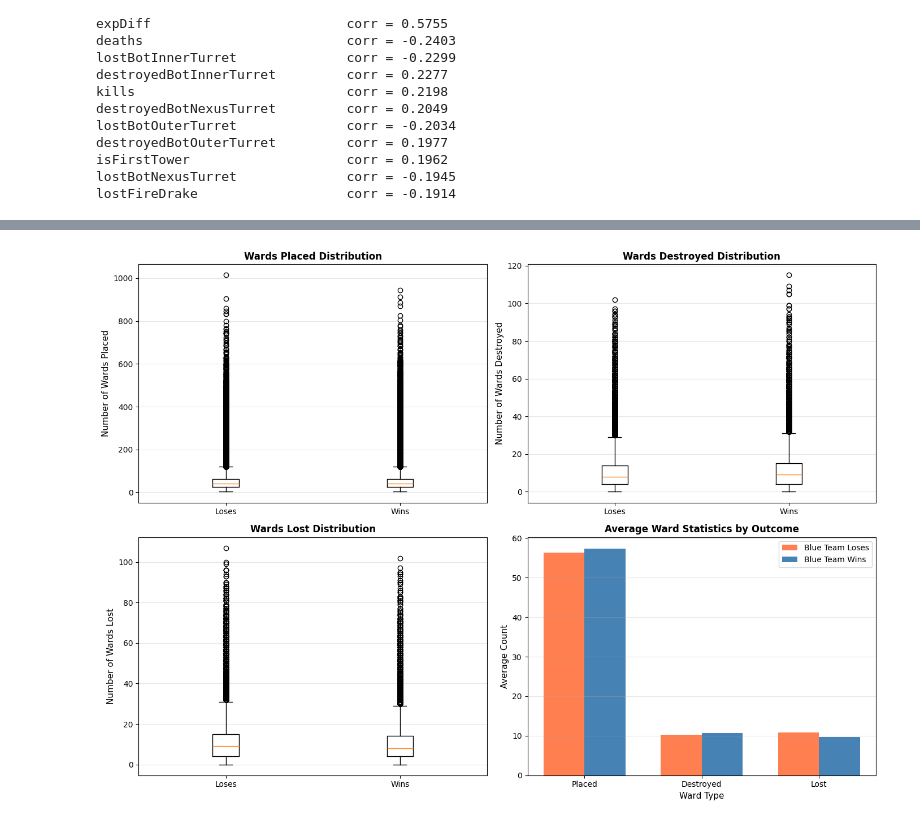
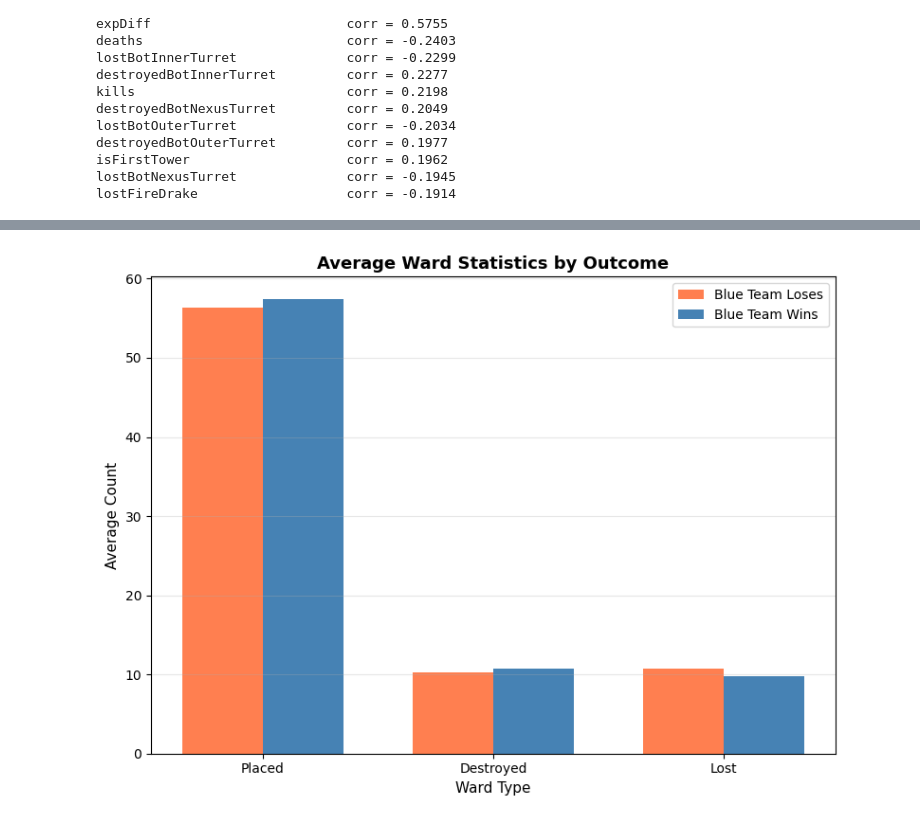
Before and after one commit to NIU1634990/kaggle_lol, a Jupyter notebook: kaggle.ipynb, the cells around one changed output, grey strips where cells are left out. Saved outputs shown, nothing was run; the diff lists cells and outputs as text; code cells hidden in the pictures.

```diff
--- a/kaggle.ipynb
+++ b/kaggle.ipynb
@@ -794,71 +745,33 @@ Patern: A mesura que avança el joc, destruir torres es fa més decisiu
 Analitzem la importància del control de visió en la partida.
 # %%
-# Analyze ward vision control
-print("WARD VISION CONTROL ANALYSIS")
-print("="*80)
+# Calcul de mitjanes
+wins_mean = [
+    df[df['hasWon']==1]['wardsPlaced'].mean(),
+    df[df['hasWon']==1]['wardsDestroyed'].mean(),
+    df[df['hasWon']==1]['wardsLost'].mean()
+]
 
-wards_stats = df.groupby('hasWon').agg({
-    'wardsPlaced': ['mean', 'std', 'min', 'max'],
-    'wardsDestroyed': ['mean', 'std', 'min', 'max'],
-    'wardsLost': ['mean', 'std', 'min', 'max'],
-}).round(4)
+losses_mean = [
+    df[df['hasWon']==0]['wardsPlaced'].mean(),
+    df[df['hasWon']==0]['wardsDestroyed'].mean(),
+    df[df['hasWon']==0]['wardsLost'].mean()
+]
 
-print("Ward statistics by win status:")
-print(wards_stats)
-
-# Create ward efficiency metric
-df['wardEfficiency'] = df['wardsDestroyed'] / (df['wardsPlaced'] + 1)  # +1 to avoid division by zero
-
-# Visualization
-fig, axes = plt.subplots(2, 2, figsize=(14, 10))
-
-# Wards placed
-ax = axes[0, 0]
-wins_placed = df[df['hasWon']==1]['wardsPlaced']
-losses_placed = df[df['hasWon']==0]['wardsPlaced']
-ax.boxplot([losses_placed, wins_placed], labels=['Loses', 'Wins'])
-ax.set_ylabel('Number of Wards Placed', fontsize=11)
-ax.set_title('Wards Placed Distribution', fontsize=12, fontweight='bold')
-ax.grid(axis='y', alpha=0.3)
-
-# Wards destroyed
-ax = axes[0, 1]
-wins_destroyed = df[df['hasWon']==1]['wardsDestroyed']
-losses_destroyed = df[df['hasWon']==0]['wardsDestroyed']
-ax.boxplot([losses_destroyed, wins_destroyed], labels=['Loses', 'Wins'])
-ax.set_ylabel('Number of Wards Destroyed', fontsize=11)
-ax.set_title('Wards Destroyed Distribution', fontsize=12, fontweight='bold')
-ax.grid(axis='y', alpha=0.3)
-
-# Wards lost
-ax = axes[1, 0]
-wins_lost = df[df['hasWon']==1]['wardsLost']
-losses_lost = df[df['hasWon']==0]['wardsLost']
-ax.boxplot([losses_lost, wins_lost], labels=['Loses', 'Wins'])
-ax.set_ylabel('Number of Wards Lost', fontsize=11)
-ax.set_title('Wards Lost Distribution', fontsize=12, fontweight='bold')
-ax.grid(axis='y', alpha=0.3)
-
-# Vision control advantage (placed - destroyed ratio)
-ax = axes[1, 1]
-wins_mean = [df[df['hasWon']==1]['wardsPlaced'].mean(),
-             df[df['hasWon']==1]['wardsDestroyed'].mean(),
-             df[df['hasWon']==1]['wardsLost'].mean()]
-losses_mean = [df[df['hasWon']==0]['wardsPlaced'].mean(),
-               df[df['hasWon']==0]['wardsDestroyed'].mean(),
-               df[df['hasWon']==0]['wardsLost'].mean()]
+# Visualització
+plt.figure(figsize=(8, 6))
 
 x = np.arange(3)
 width = 0.35
-ax.bar(x - width/2, losses_mean, width, label='Blue Team Loses', color='coral')
-ax.bar(x + width/2, wins_mean, width, label='Blue Team Wins', color='steelblue')
-ax.set_xlabel('Ward Type', fontsize=11)
-ax.set_ylabel('Average Count', fontsize=11)
-ax.set_title('Average Ward Statistics by Outcome', fontsize=12, fontweight='bold')
-ax.set_xticks(x)
-ax.set_xticklabels(['Placed', 'Destroyed', 'Lost'])
-ax.legend()
-ax.grid(axis='y', alpha=0.3)
+
+plt.bar(x - width/2, losses_mean, width, label='Blue Team Loses', color='coral')
+plt.bar(x + width/2, wins_mean,   width, label='Blue Team Wins',  color='steelblue')
+
+plt.xlabel('Ward Type', fontsize=11)
+plt.ylabel('Average Count', fontsize=11)
+plt.title('Average Ward Statistics by Outcome', fontsize=13, fontweight='bold')
+plt.xticks(x, ['Placed', 'Destroyed', 'Lost'])
+plt.legend()
+plt.grid(axis='y', alpha=0.3)
 
 plt.tight_layout()
 plt.show()
@@ -880,2 +779,2 @@ hasWon
-[figure, old version]
+[figure, new version]
 # %% [markdown]
```
Also changed, not shown: parts of 17 cells of this notebook.
